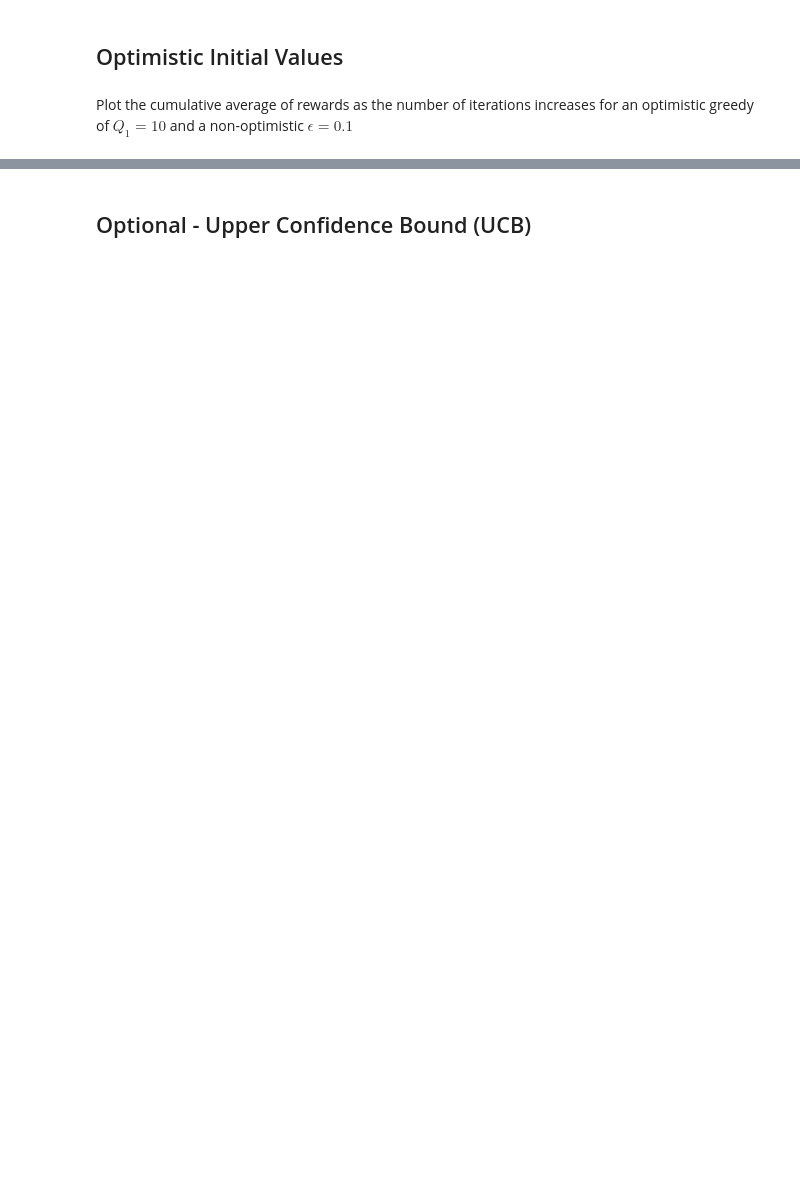
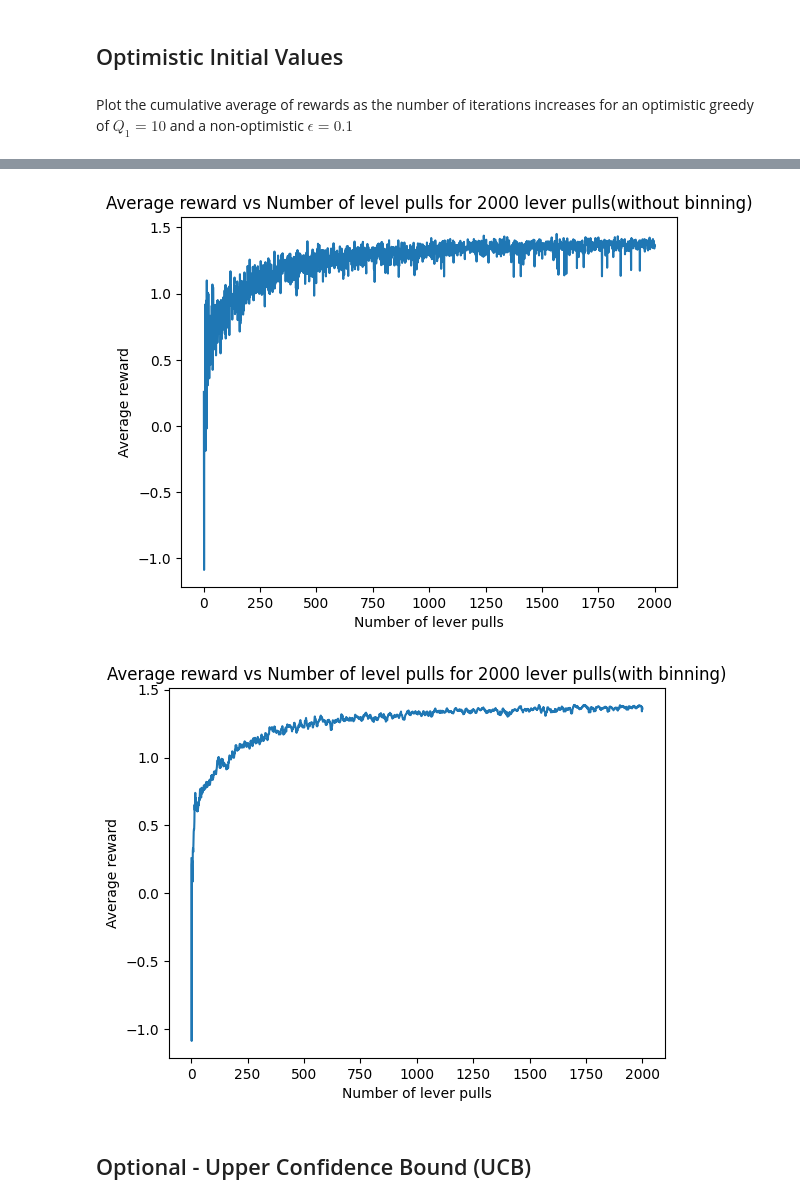
Before and after one commit to aksharzala2585/WiDS-2024-Can-Computers-Think, a Jupyter notebook: Week 1/work_on_bandits.ipynb, the cells around one changed output, grey strips where cells are left out. Drawn from its saved outputs; the diff is of its cells as text; code cells hidden in the pictures; blank space fills up the shorter version.

```diff
--- a/Week 1/work_on_bandits.ipynb
+++ b/Week 1/work_on_bandits.ipynb
@@ -202,2 +211,31 @@ Plot the cumulative average of rewards as the number of iterations increases for
+# %%
+cumulative_avg = []
+#the number of iterations - itr
+itr =2000
+for x in range (itr):
+    cumulative_avg.append((run_optimistic_greedy(0,10,x+1))/(x+1))
+binned_cumulative_avg = [0 for i in range (itr)]
+for i in range(itr):
+    if i>=4 and i<=itr-5:
+        avg_sum = 0
+        for j in range (-4,5):
+            avg_sum +=cumulative_avg[i+j]
+        binned_cumulative_avg[i] = avg_sum/9
+    else:
+        binned_cumulative_avg[i] = cumulative_avg[i]
+
+plt.plot(np.linspace(1,itr,num =itr), cumulative_avg)
+plt.title(f"Average reward vs Number of level pulls for {itr} lever pulls(without binning)")
+plt.xlabel("Number of lever pulls")
+plt.ylabel("Average reward")
+plt.show()
+plt.plot(np.linspace(1,itr,num =itr), binned_cumulative_avg)
+plt.title(f"Average reward vs Number of level pulls for {itr} lever pulls(with binning)")
+plt.xlabel("Number of lever pulls")
+plt.ylabel("Average reward")
+plt.show()
+# %% [output]
+[figure, added]
+[figure, added]
 # %% [markdown]
 ## Optional - Upper Confidence Bound (UCB)
```
Also changed, not shown: parts of 16 cells of this notebook, 1 other file.
